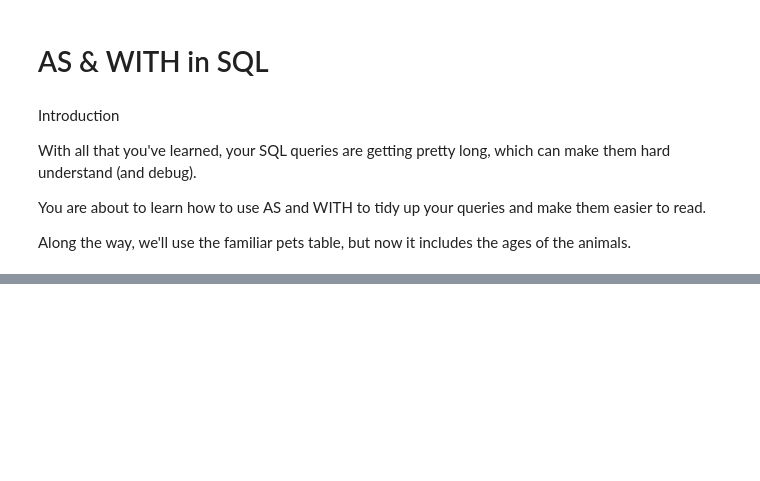
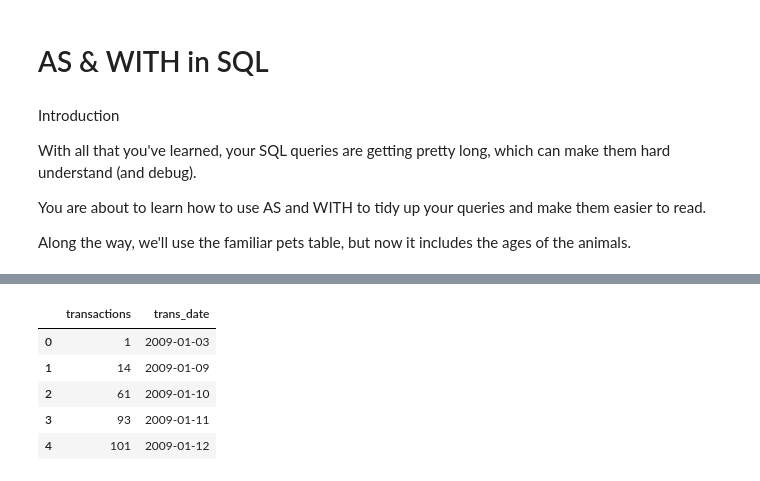
Before and after one commit to Kalderon-Sheikhman/Kaggle-All-Machine-Learning, a Jupyter notebook: 07-SQL/SQL-BIG_QUERY.ipynb, the cells around one changed output, grey strips where cells are left out. Saved outputs shown, nothing was run; the diff lists cells and outputs as text; code cells hidden in the pictures; blank space fills up the shorter version.

```diff
--- a/07-SQL/SQL-BIG_QUERY.ipynb
+++ b/07-SQL/SQL-BIG_QUERY.ipynb
@@ -534,0 +600,18 @@ Along the way, we'll use the familiar pets table, but now it includes the ages o
+# %%
+# Set up the query (cancel the query if it would use too much of
+# your quota, with the limit set to 10 GB)
+safe_config = bigquery.QueryJobConfig(maximum_bytes_billed=10**10)
+query_job = client.query(query_with_CTE, job_config=safe_config)
+
+# API request - run the query, and convert the results to a pandas DataFrame
+transactions_by_date = query_job.to_dataframe()
+
+# Print the first five rows
+transactions_by_date.head()
+# %% [output]
+|  | transactions | trans_date |
+| 0 | 1 | 2009-01-03 |
+| 1 | 14 | 2009-01-09 |
+| 2 | 61 | 2009-01-10 |
+| 3 | 93 | 2009-01-11 |
+| 4 | 101 | 2009-01-12 |
```
Also changed, not shown: parts of 22 cells of this notebook.
